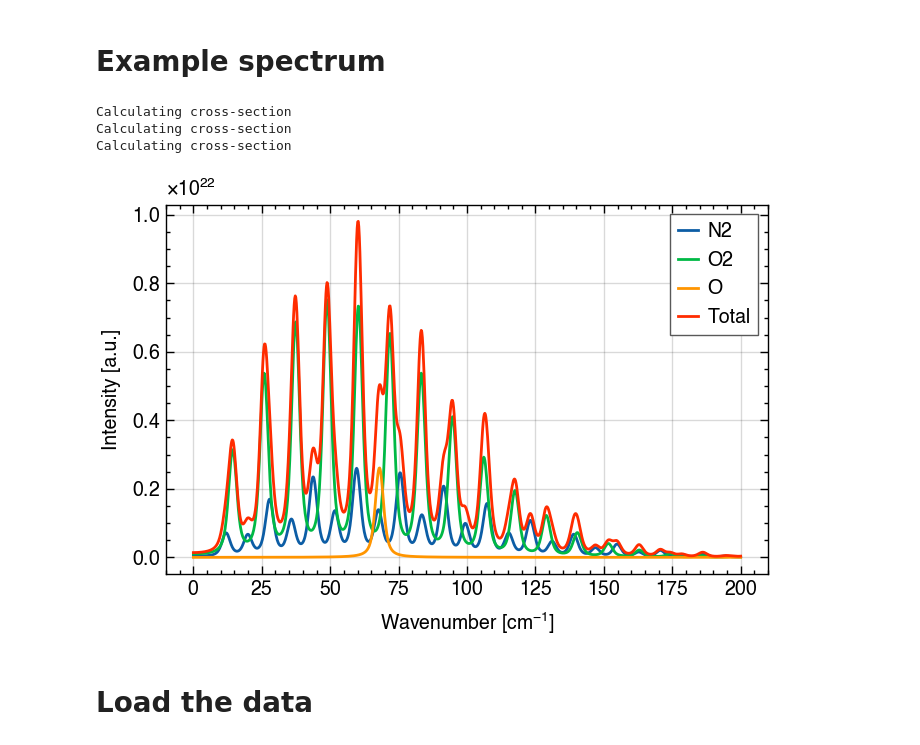
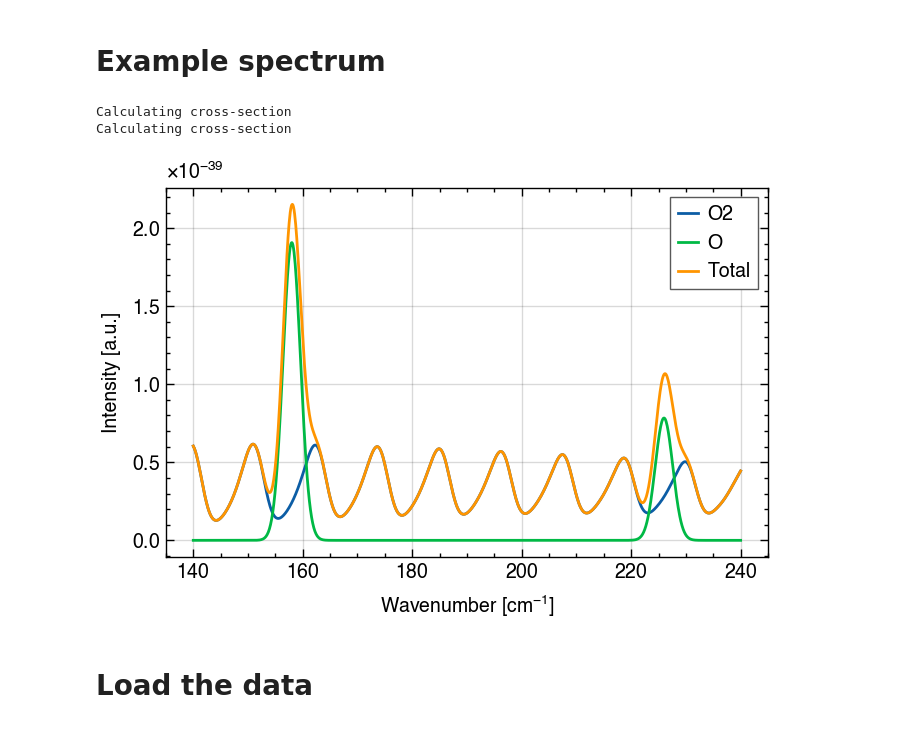
Before and after one commit to Brightsite-Plasmalab/ramlab, a Jupyter notebook: demo/fit_spectra/fit_spectrum_air.ipynb, the cells around one changed output. Saved outputs shown, nothing was run; the diff lists cells and outputs as text; code cells hidden in the pictures.

```diff
--- a/demo/fit_spectra/fit_spectrum_air.ipynb
+++ b/demo/fit_spectra/fit_spectrum_air.ipynb
@@ -5,58 +5,58 @@ import numpy as np
 import matplotlib.pyplot as plt
 from ramlab.molecules import N2, O2, O
 from ramlab.simulate.combine import CombinedMolecule
-from ramlab.simulate.raw import RawSimulationMethod, RawBinnedSimulationMethod
+from ramlab.simulate import RawSimulationMethod, RawBinnedSimulationMethod, Subsampled
 from ramlab.simulate.linespreadfunction import Voigt, Hubbert
 import wedme.apply.dev as _ # Optional, comment if not installed
 
 # Define a simulation grid. If fitting experimental data, this should be the same as the experimental grid.
-dnu_sim = np.linspace(0, 200, 1000)
+dnu_sim = np.linspace(140, 240, 1000)
 
 # Define the molecules to be simulated
 combined = CombinedMolecule(
-    N2 = (N2, N2.get_all_transitions(laser_wavelength=532e-9).filter(dv=0)),
+    # N2 = (N2, N2.get_all_transitions(laser_wavelength=532e-9).filter(dv=0)),
     O2 = (O2, O2.get_all_transitions(laser_wavelength=532e-9).filter(dv=0)),
     O = (O, O.get_all_transitions(laser_wavelength=532e-9)) # THe absolute value of the O cross-section is currently wrong.
 )
 # Define their mole fractions
 X = {
-    'N2': 0.5,
-    'O2': 0.5,
-    'O': 1e-6
+    # 'N2': 0.8,
+    'O2': 1,
+    'O': 3.5
 }
+T_sim = 3800  # Temperature in Kelvin
 # Define the lineshape function to be used in the simulation
-lineshape = Voigt(w_g=1, w_l=1)
+lineshape = Voigt(w_g=1.6, w_l=0)
 
 # Define the simulation method.
 # RawBinnedSimulationMethod is used for sub-sampling a spectrum and binning it to a specified grid.
 # This has much better performance when linewidth ~< pixel size.
-simulation = RawBinnedSimulationMethod(N_bin=10)
+simulation = RawBinnedSimulationMethod(N_bin=1)
 
 plt.figure()
 # Simulate the contributions of each molecule
-for m, (dnu_stick, _, I_stick) in combined.contributions(T=300, **X).items():
+for m, (dnu_stick, _, I_stick) in combined.contributions(T=T_sim, **X).items():
     I_sim = simulation.simulate(
         dnu_sim, dnu_stick, I_stick, lineshape
     )
     plt.plot(dnu_sim, I_sim, label=f"{m}")
 
 # Or simulate the total intensity like you would do in a fit.
 # This is equivalent to the above, but combines the contributions internally.
-dnu_stick, _, I_stick = combined.stick(T=300, **X)
+dnu_stick, _, I_stick = combined.stick(T=T_sim, **X)
 I_tot = simulation.simulate(
     dnu_sim, dnu_stick, I_stick, lineshape
 )
+plt.plot(dnu_sim, I_tot, label="Total")
 
-plt.plot(dnu_sim, I_tot, label="Total")
 plt.xlabel("Wavenumber [cm$^{-1}$]")
 plt.legend()
 plt.ylabel("Intensity [a.u.]")
 plt.show()
 # %% [output]
 Calculating cross-section
 Calculating cross-section
-Calculating cross-section
-[figure, old version]
+[figure, new version]
 # %% [markdown]
 # Load the data
 # %%
```
Also changed, not shown: parts of 3 cells of this notebook, 6 other files.
